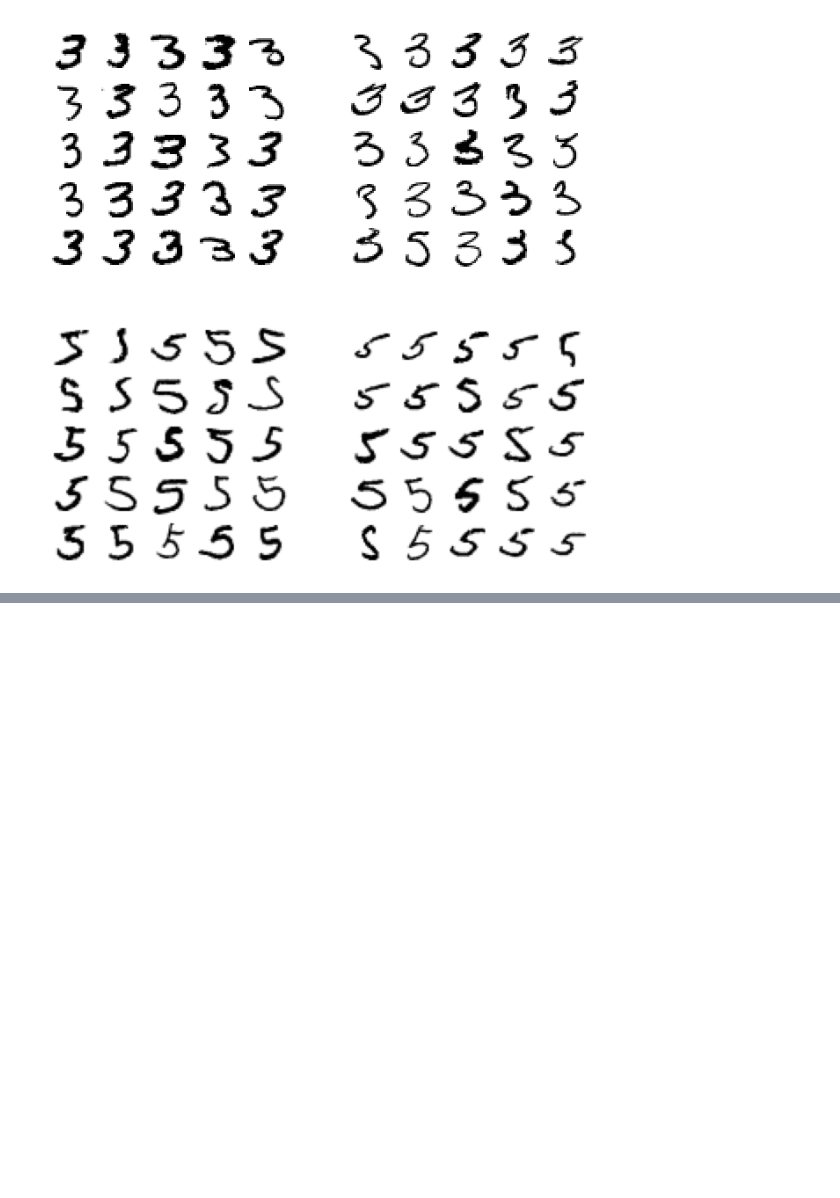
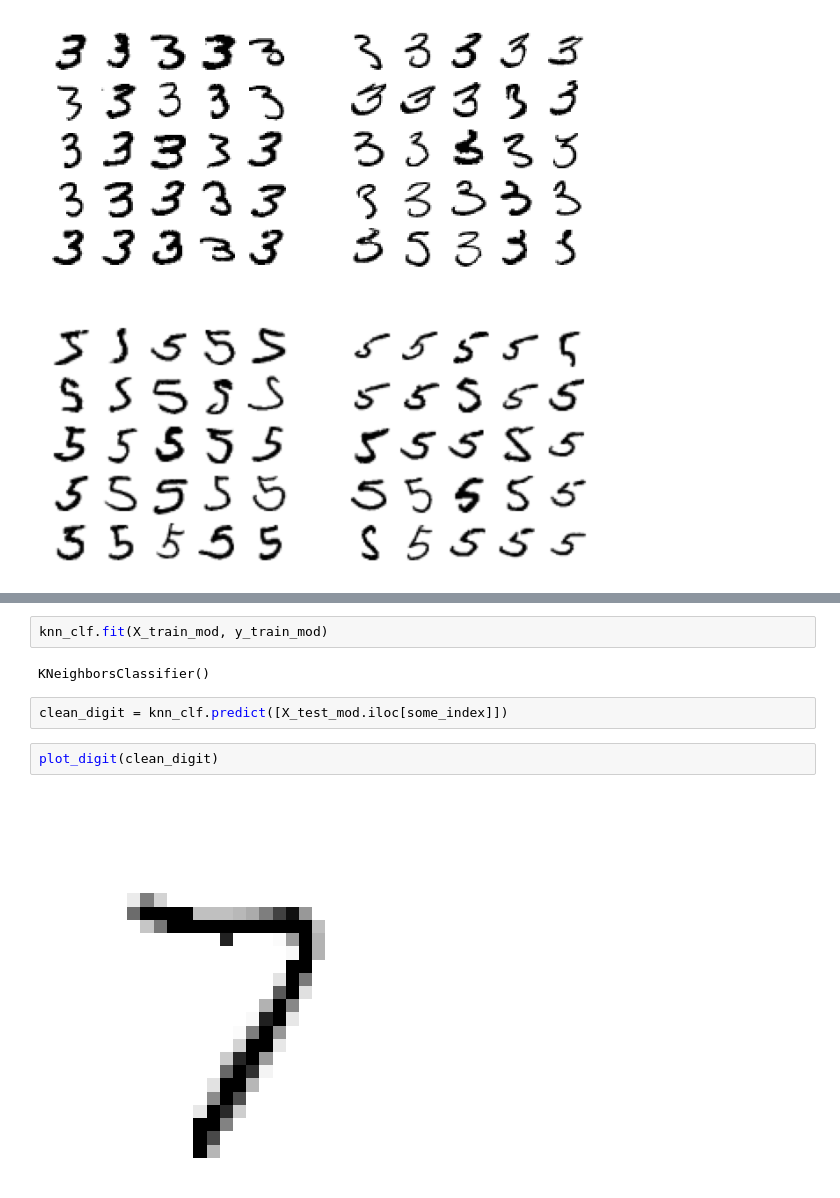
Before and after one commit to khoffLSU/Hands_On_ML, a Jupyter notebook: Ch3 Classification.ipynb, the cells around one changed output, grey strips where cells are left out. Drawn from its saved outputs; the diff is of its cells as text; blank space fills up the shorter version.

Commit message:
complete chapter material on classifiers

```diff
--- a/Ch3 Classification.ipynb
+++ b/Ch3 Classification.ipynb
@@ -597,0 +675,10 @@ plt.subplot(224); plot_digits(X_bb[:25], images_per_row=5)
+# %%
+knn_clf.fit(X_train_mod, y_train_mod)
+# %% [output]
+KNeighborsClassifier()
+# %%
+clean_digit = knn_clf.predict([X_test_mod.iloc[some_index]])
+# %%
+plot_digit(clean_digit)
+# %% [output]
+[figure, added]
```
Also changed, not shown: parts of 25 cells of this notebook.
